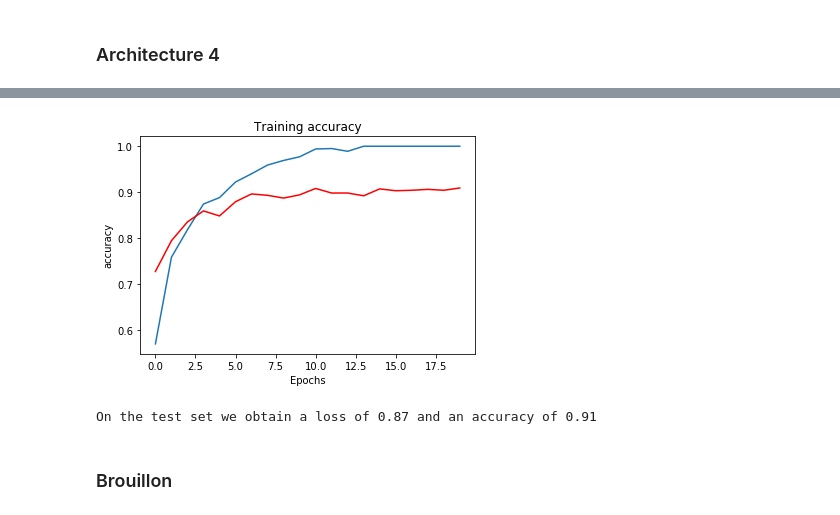
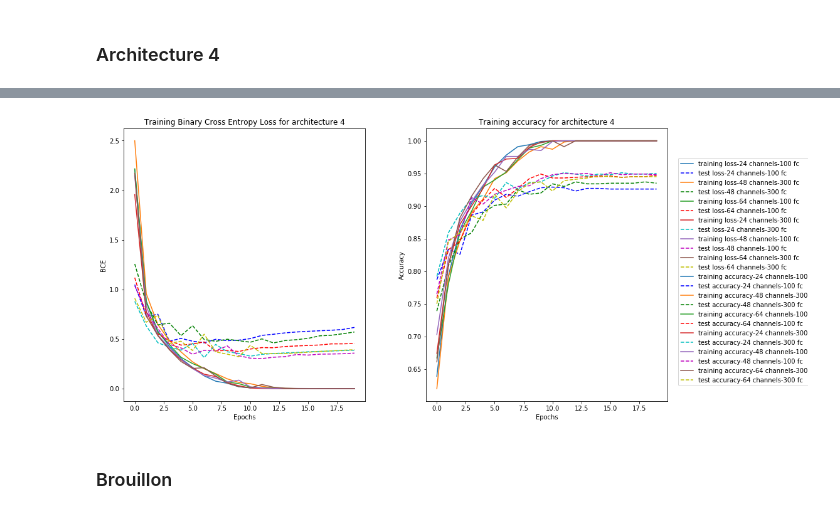
Before and after one commit to hm-haitham/DeepLearning, a Jupyter notebook: project_1/deep_learning_1_vRC.ipynb, the cells around one changed output, grey strips where cells are left out. Saved outputs shown, nothing was run; the diff lists cells and outputs as text; code cells hidden in the pictures.

```diff
--- a/project_1/deep_learning_1_vRC.ipynb
+++ b/project_1/deep_learning_1_vRC.ipynb
@@ -470,4 +420,4 @@ On the test set we obtain a loss of 0.83 and an accuracy of 0.89
 # %% [markdown]
 ### Architecture 4
 # %%
-model2 = siamese_net(weight_sharing = True , architecture = 4)
+results4 = compute_results(weight_sharing = True, aux_loss = True , architecture = 4)
@@ -507,17 +442,7 @@ plt.show()
-# %%
-plt.plot(training_acc)
-plt.plot(test_acc, color ='r')
-plt.title('Training accuracy')
-plt.xlabel("Epochs")
-plt.ylabel("accuracy")
-plt.show()
-# %% [output]
-[figure, removed]
-# %%
-test_loss ,test_acc = test_siamese(model2, test_dataloader, aux_loss = True)
-print("On the test set we obtain a loss of {:.2f} and an accuracy of {:.2f}".format(test_loss,test_acc))
-# %% [output]
-On the test set we obtain a loss of 0.87 and an accuracy of 0.91
+# %%
+plots_results(results4, architecture = 4)
+# %% [output]
+[figure, added]
 # %% [markdown]
 ### Brouillon
 # %% [markdown]
```
Also changed, not shown: parts of 20 cells of this notebook, 1 other file.
